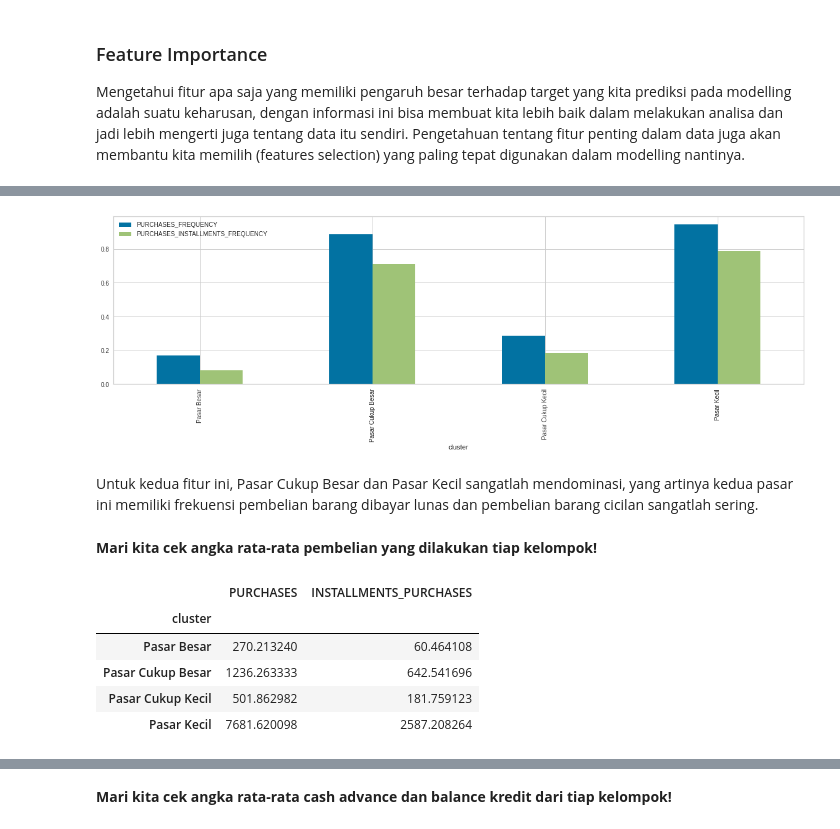
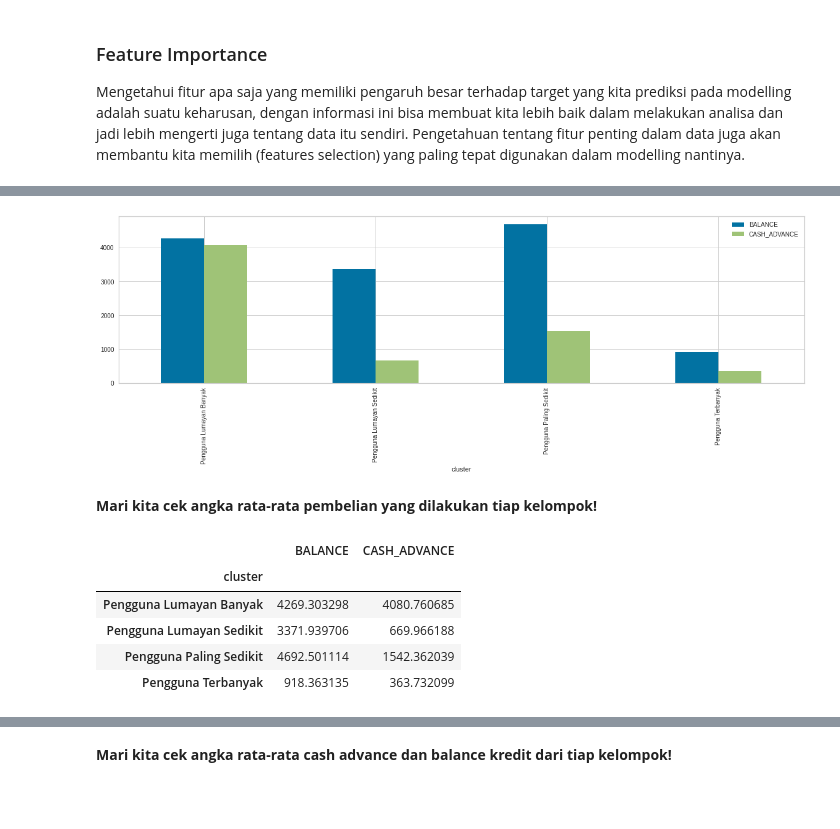
Before and after one commit to vistasasmitapadmanagara/H8_4_Vista, a Jupyter notebook: projek4_clustering/notebook/Projek_4_Credit_Card.ipynb, the cells around one changed output, grey strips where cells are left out. Saved outputs shown, nothing was run; the diff lists cells and outputs as text; code cells hidden in the pictures; blank space fills up the shorter version.

```diff
--- a/projek4_clustering/notebook/Projek_4_Credit_Card.ipynb
+++ b/projek4_clustering/notebook/Projek_4_Credit_Card.ipynb
@@ -190,7 +190,7 @@ df.describe()
 # %% [markdown]
 **Data Normalized**
 # %%
-scaler = StandardScaler()
+scaler = RobustScaler()
 scaled_X = scaler.fit_transform(df)
 
 feat_cols = ['feature'+str(i) for i in range (scaled_X.shape[1])]
@@ -311,10 +311,10 @@ plt.show()
 # %%
 eval_df = df.replace({
     'cluster': {
-        0: 'Pasar Cukup Besar',
-        1: 'Pasar Cukup Kecil',
-        2: 'Pasar Kecil',
-        3: 'Pasar Besar'
+        0: 'Pengguna Lumayan Sedikit',
+        1: 'Pengguna Terbanyak',
+        2: 'Pengguna Paling Sedikit',
+        3: 'Pengguna Lumayan Banyak'
         }
 })
 eval_df.head()
@@ -359,18 +359,16 @@ Penjelasan:
 # %%
-eval_df.groupby('cluster')['PURCHASES_FREQUENCY', 'PURCHASES_INSTALLMENTS_FREQUENCY'].mean().plot(kind='bar', figsize=(20,5))
+eval_df.groupby('cluster')['BALANCE', 'CASH_ADVANCE'].mean().plot(kind='bar', figsize=(20,5))
 plt.show()
 # %% [output]
-[figure, old version]
+[figure, new version]
-# %% [markdown]
-Untuk kedua fitur ini, Pasar Cukup Besar dan Pasar Kecil sangatlah mendominasi, yang artinya kedua pasar ini memiliki frekuensi pembelian barang dibayar lunas dan pembelian barang cicilan sangatlah sering.
 # %% [markdown]
 **Mari kita cek angka rata-rata pembelian yang dilakukan tiap kelompok!**
 # %%
-eval_df.groupby('cluster')['PURCHASES', 'INSTALLMENTS_PURCHASES'].mean()
+eval_df.groupby('cluster')['BALANCE', 'CASH_ADVANCE'].mean()
 # %% [output]
-|  | PURCHASES | INSTALLMENTS_PURCHASES |
+|  | BALANCE | CASH_ADVANCE |
 | cluster |  |  |
-| Pasar Besar | 270.213240 | 60.464108 |
-| Pasar Cukup Besar | 1236.263333 | 642.541696 |
-| Pasar Cukup Kecil | 501.862982 | 181.759123 |
-| Pasar Kecil | 7681.620098 | 2587.208264 |
+| Pengguna Lumayan Banyak | 4269.303298 | 4080.760685 |
+| Pengguna Lumayan Sedikit | 3371.939706 | 669.966188 |
+| Pengguna Paling Sedikit | 4692.501114 | 1542.362039 |
+| Pengguna Terbanyak | 918.363135 | 363.732099 |
```
Also changed, not shown: parts of 35 cells of this notebook.
